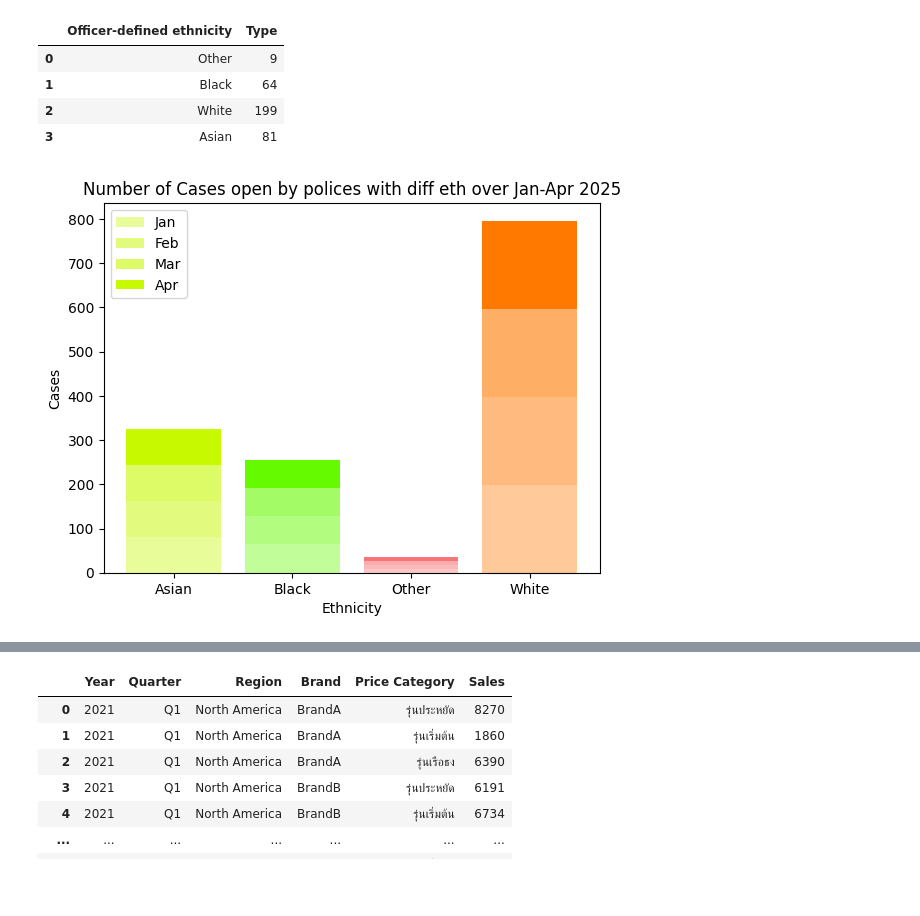
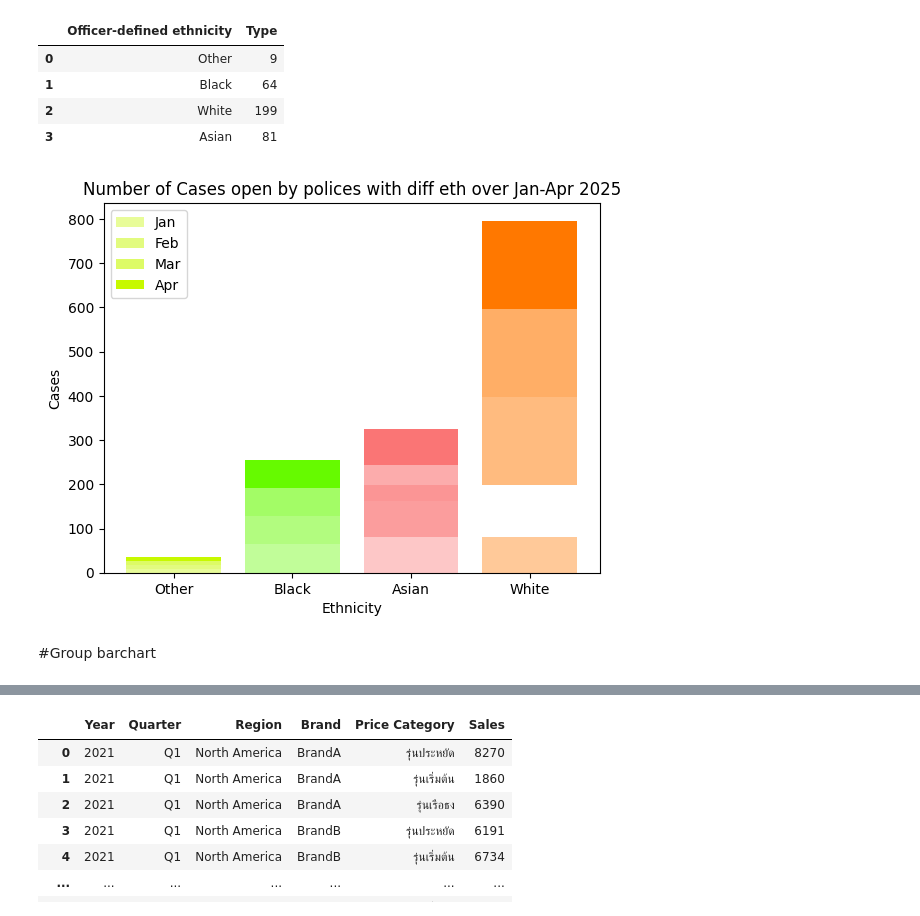
Before and after one commit to Ellizence01/dataviz2025, a Jupyter notebook: Copy_of_Visualize_Data_Comparison_2025.ipynb, the cells around one changed output, grey strips where cells are left out. Saved outputs shown, nothing was run; the diff lists cells and outputs as text; code cells hidden in the pictures; blank space fills up the shorter version.

```diff
--- a/Copy_of_Visualize_Data_Comparison_2025.ipynb
+++ b/Copy_of_Visualize_Data_Comparison_2025.ipynb
@@ -128,20 +128,22 @@ display(officecount_reordered)
 | 2 | White | 199 |
 | 3 | Asian | 81 |
 # %%
-plt.bar(stopandsearch1['Officer-defined ethnicity'], officecount_reordered1['Type'],
+plt.bar(stopandsearch1['Officer-defined ethnicity'], officecount_reordered['Type'],
         color=[[199/255,249/255,0/255,0.4],[102/255,250/255,0/255,0.4],[250/255,117/255,117/255,0.4],[255/255, 120/255, 0/255,0.4]])
 plt.bar(stopandsearch2['Officer-defined ethnicity'], stopandsearch2['Type'],
         bottom=stopandsearch1['Type'],
         color=[[199/255,249/255,0/255,0.5],[102/255,250/255,0/255,0.5],[250/255,117/255,117/255,0.5],[255/255, 120/255, 0/255,0.5]])
 plt.bar(stopandsearch3['Officer-defined ethnicity'], stopandsearch3['Type'],
         bottom=stopandsearch1['Type']+stopandsearch2['Type'],
         color=[[199/255,249/255,0/255,0.6],[102/255,250/255,0/255,0.6],[250/255,117/255,117/255,0.6],[255/255, 120/255, 0/255,0.6]])
 plt.bar(stopandsearch4['Officer-defined ethnicity'], stopandsearch4['Type'],
         bottom=stopandsearch1['Type']+stopandsearch2['Type']+stopandsearch3['Type'],
         color=[[199/255,249/255,0/255],[102/255,250/255,0/255],[250/255,117/255,117/255],[255/255, 120/255, 0/255]])
 plt.xlabel('Ethnicity')
 plt.ylabel('Cases')
 plt.legend(['Jan','Feb','Mar','Apr'])
 plt.title('Number of Cases open by polices with diff eth over Jan-Apr 2025');
 # %% [output]
-[figure, old version]
+[figure, new version]
+# %% [markdown]
+#Group barchart
```
Also changed, not shown: parts of 21 cells of this notebook.
